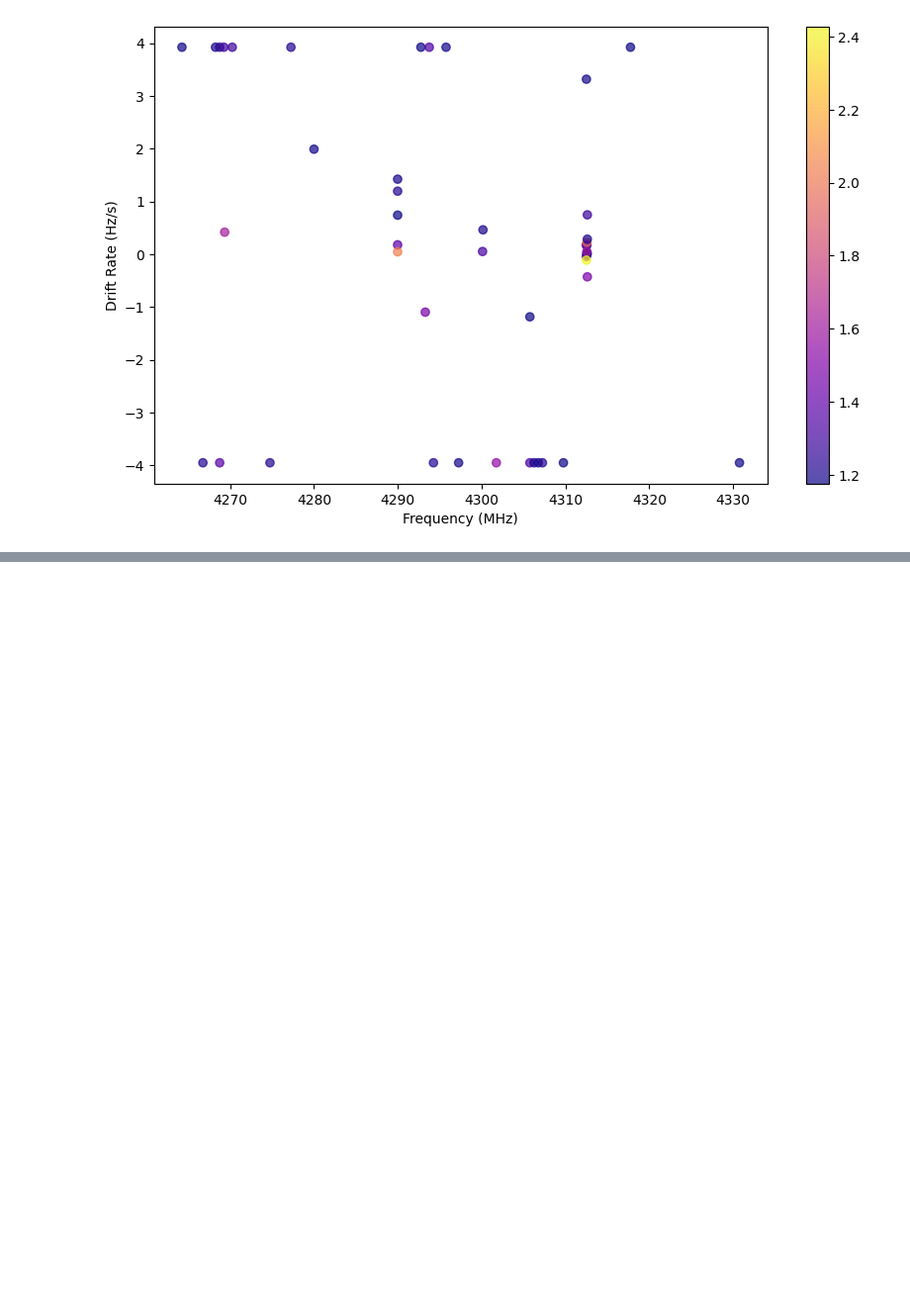
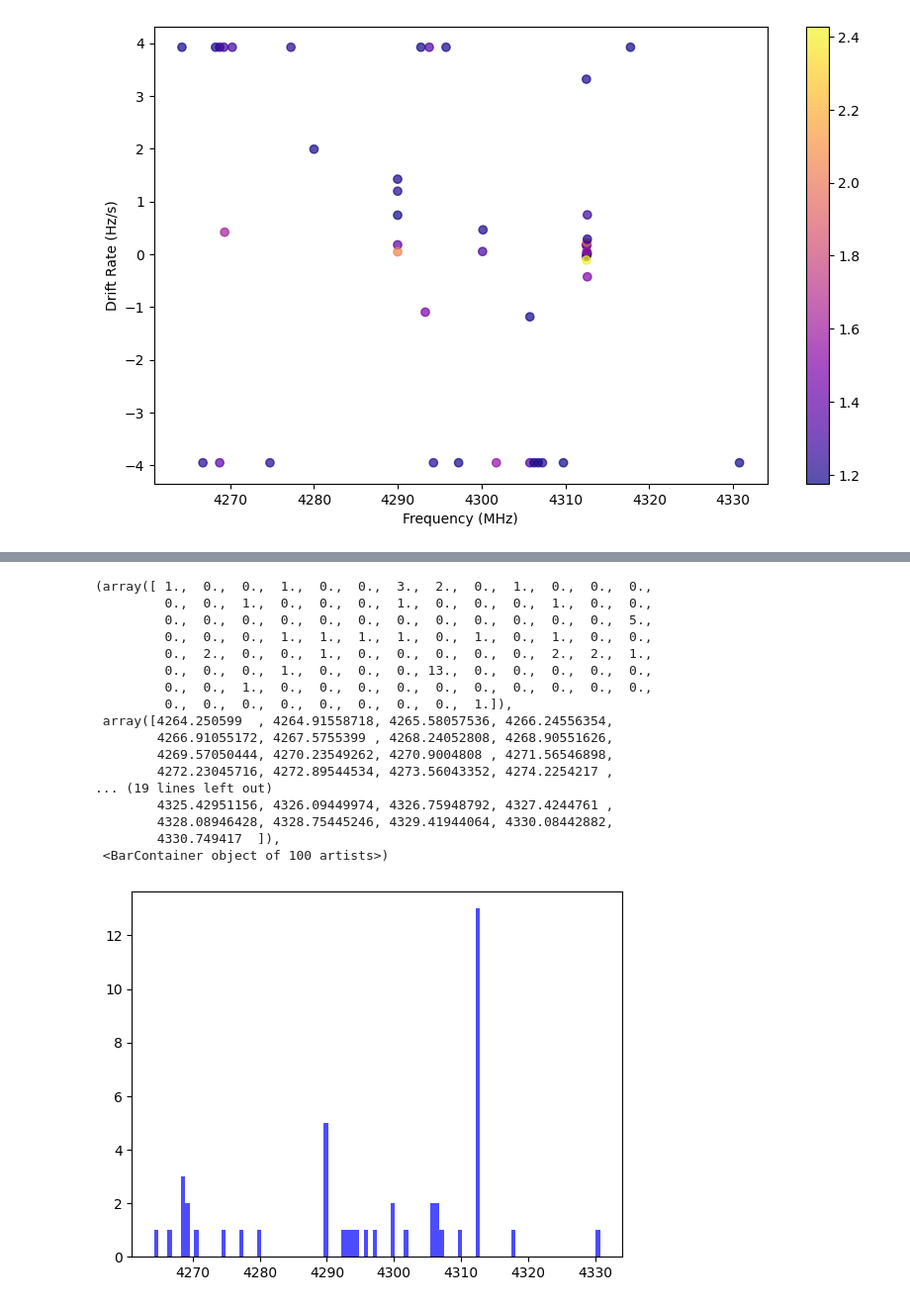
Before and after one commit to valegl04/BL_ATA_Alerts, a Jupyter notebook: ATA/blanking_ranges.ipynb, the cells around one changed output, grey strips where cells are left out. Shown at 99% size. Drawn from its saved outputs; the diff is of its cells as text; code cells hidden in the pictures; blank space fills up the shorter version.

Commit message:
histograms

```diff
--- a/ATA/blanking_ranges.ipynb
+++ b/ATA/blanking_ranges.ipynb
@@ -72,5 +74,24 @@ fig.show()
 # %%
-#plt.hist(unblanked_bliss_results['Uncorrected_Frequency'], bins=100, color='blue', alpha=0.7)
+plt.hist(unblanked_bliss_results['Uncorrected_Frequency'], bins=100, color='blue', alpha=0.7)
+# %% [output]
+(array([ 1.,  0.,  0.,  1.,  0.,  0.,  3.,  2.,  0.,  1.,  0.,  0.,  0.,
+         0.,  0.,  1.,  0.,  0.,  0.,  1.,  0.,  0.,  0.,  1.,  0.,  0.,
+         0.,  0.,  0.,  0.,  0.,  0.,  0.,  0.,  0.,  0.,  0.,  0.,  5.,
+         0.,  0.,  0.,  1.,  1.,  1.,  1.,  0.,  1.,  0.,  1.,  0.,  0.,
+         0.,  2.,  0.,  0.,  1.,  0.,  0.,  0.,  0.,  0.,  2.,  2.,  1.,
+         0.,  0.,  0.,  1.,  0.,  0.,  0., 13.,  0.,  0.,  0.,  0.,  0.,
+         0.,  0.,  1.,  0.,  0.,  0.,  0.,  0.,  0.,  0.,  0.,  0.,  0.,
+         0.,  0.,  0.,  0.,  0.,  0.,  0.,  0.,  1.]),
+ array([4264.250599  , 4264.91558718, 4265.58057536, 4266.24556354,
+        4266.91055172, 4267.5755399 , 4268.24052808, 4268.90551626,
+        4269.57050444, 4270.23549262, 4270.9004808 , 4271.56546898,
+        4272.23045716, 4272.89544534, 4273.56043352, 4274.2254217 ,
+... (19 lines left out)
+        4325.42951156, 4326.09449974, 4326.75948792, 4327.4244761 ,
+        4328.08946428, 4328.75445246, 4329.41944064, 4330.08442882,
+        4330.749417  ]),
+ <BarContainer object of 100 artists>)
+[figure, added]
 # %%
 # define frequency ranges to blank, in MHz
 
```
Also changed, not shown: parts of 5 cells of this notebook, 7 other files.
